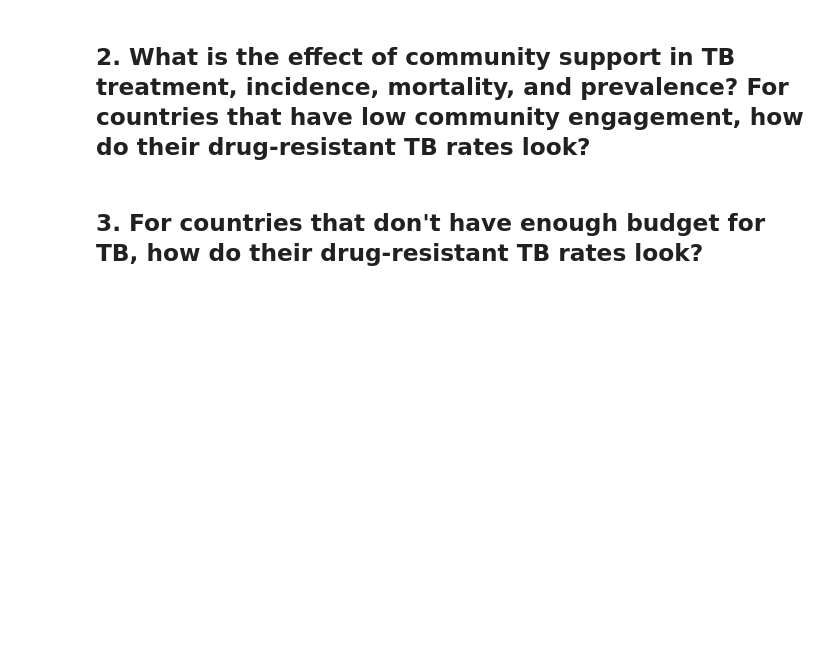
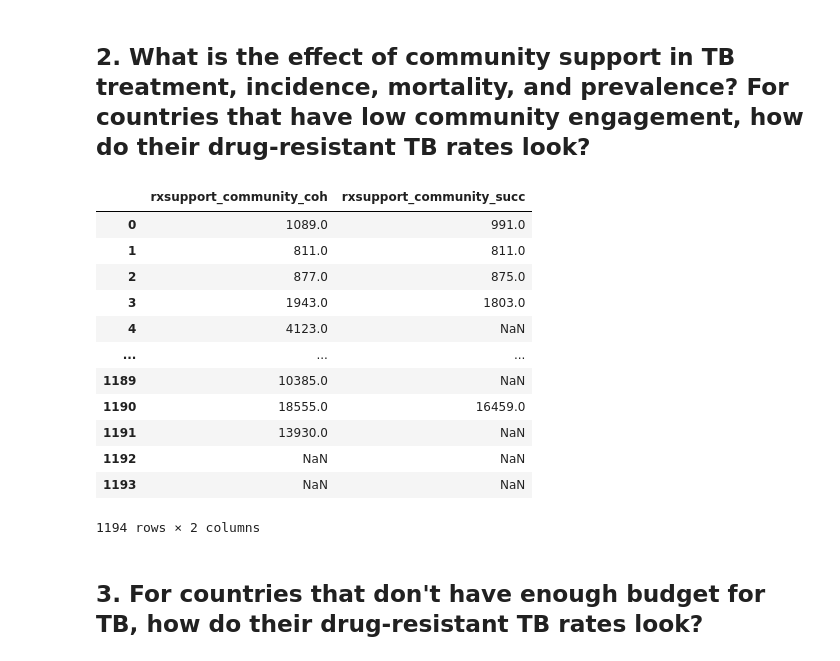
Before and after one commit to ThereseColeongco/tb-dashboard, a Jupyter notebook: data_cleaning.ipynb, the cells around one changed output. Cells and saved outputs as stored; diff of their text form; code cells hidden in the pictures; blank space fills up the shorter version.

```diff
--- a/data_cleaning.ipynb
+++ b/data_cleaning.ipynb
@@ -165,5 +196,23 @@ Reason:
 # %% [markdown]
 ## 2. What is the effect of community support in TB treatment, incidence, mortality, and prevalence? For countries that have low community engagement, how do their drug-resistant TB rates look?
+# %%
+community = dfs['TB_community_engagement']
+
+community[['rxsupport_community_coh', 'rxsupport_community_succ']]
+# %% [output]
+|  | rxsupport_community_coh | rxsupport_community_succ |
+| 0 | 1089.0 | 991.0 |
+| 1 | 811.0 | 811.0 |
+| 2 | 877.0 | 875.0 |
+| 3 | 1943.0 | 1803.0 |
+| 4 | 4123.0 | NaN |
+| ... | ... | ... |
+| 1189 | 10385.0 | NaN |
+| 1190 | 18555.0 | 16459.0 |
+| 1191 | 13930.0 | NaN |
+| 1192 | NaN | NaN |
+| 1193 | NaN | NaN |
+1194 rows × 2 columns
 # %% [markdown]
 ## 3. For countries that don't have enough budget for TB, how do their drug-resistant TB rates look?
 # %% [markdown]
```
Also changed, not shown: parts of 14 cells of this notebook.
